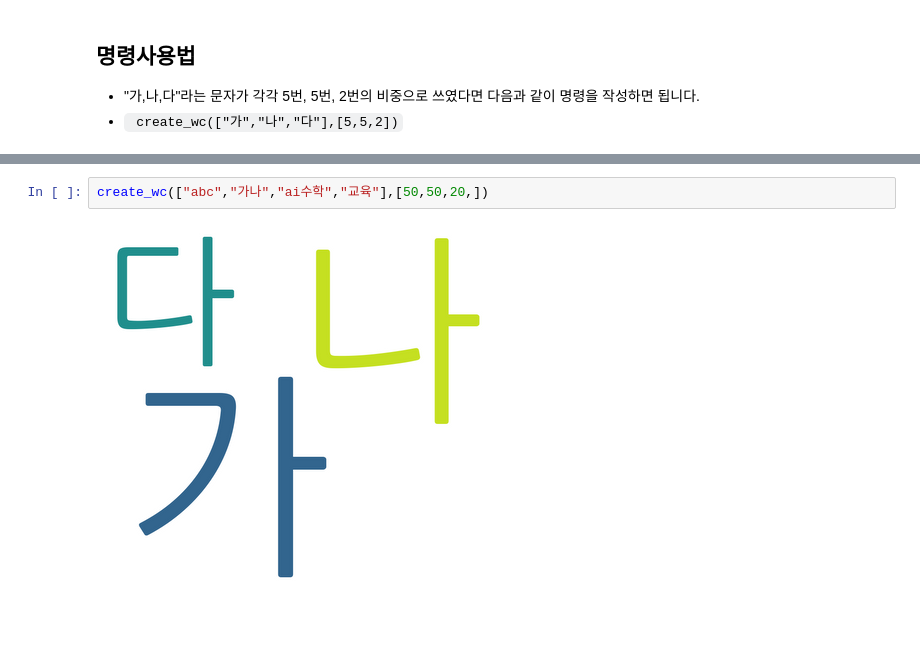
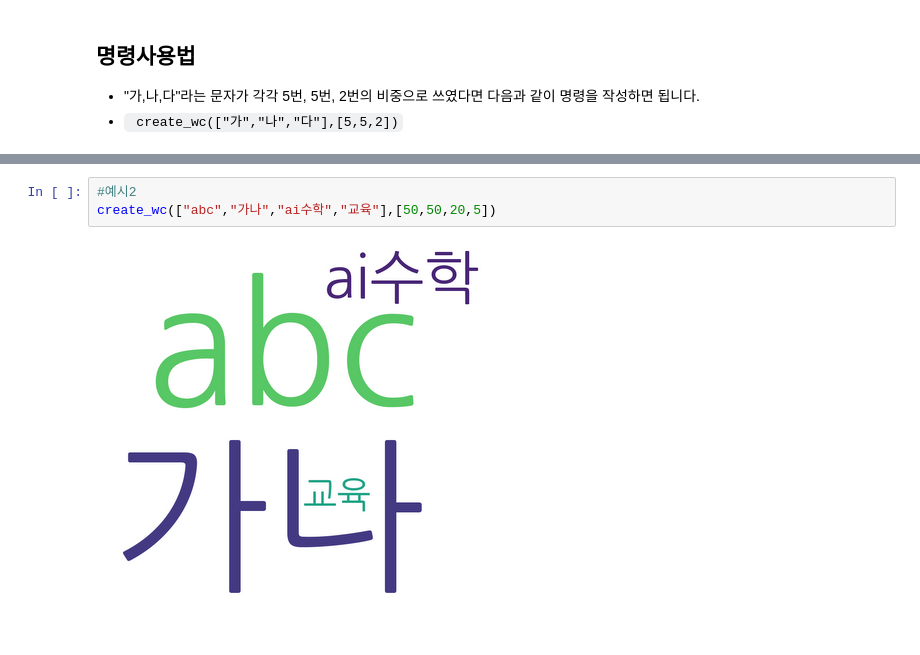
Before and after one commit to xzeromath/aimath, a Jupyter notebook: exercise/단어구름만들기.ipynb, the cells around one changed output, grey strips where cells are left out. Saved outputs shown, nothing was run; the diff lists cells and outputs as text.

```diff
--- a/exercise/단어구름만들기.ipynb
+++ b/exercise/단어구름만들기.ipynb
@@ -12,4 +15,5 @@ create_wc(["가","나","다"],[5,5,2])
 # %%
-create_wc(["abc","가나","ai수학","교육"],[50,50,20,])
+#예시2
+create_wc(["abc","가나","ai수학","교육"],[50,50,20,5])
 # %% [output]
-[figure, old version]
+[figure, new version]
```
Also changed, not shown: parts of 2 cells of this notebook, 1 other file.
